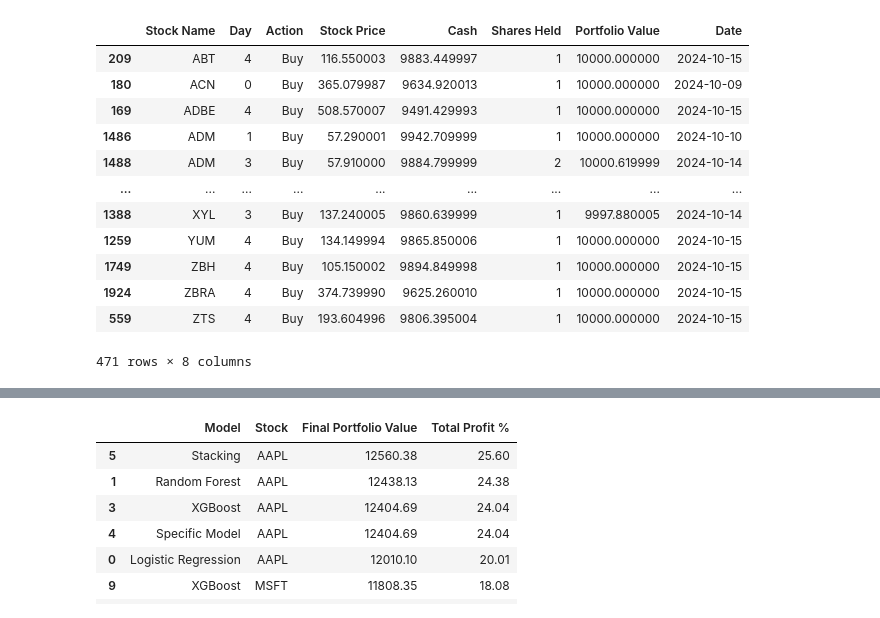
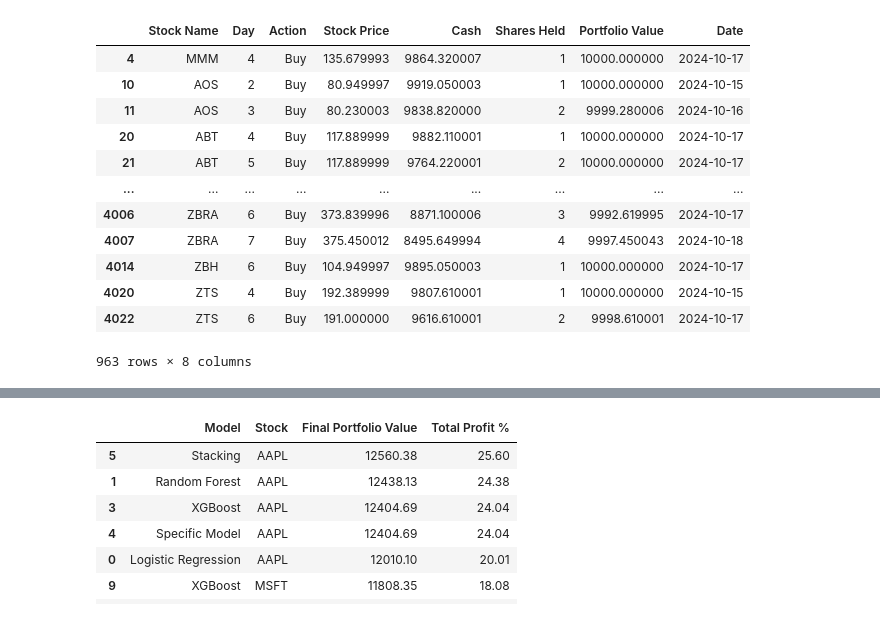
Before and after one commit to uniquedapoet/StockTradingModel, a Jupyter notebook: model_decision_EDA.ipynb, the cells around one changed output, grey strips where cells are left out. Saved outputs shown, nothing was run; the diff lists cells and outputs as text; code cells hidden in the pictures.

```diff
--- a/model_decision_EDA.ipynb
+++ b/model_decision_EDA.ipynb
@@ -7,7 +7,7 @@ from SimulateDay import scale_data, predict_action, get_stock_data, add_columns,
 import xgboost as xgb
 import joblib
 import altair as alt
-previous_best = pd.read_csv('simResults/previous_best.csv')
+LGBM_decisions = pd.read_csv('simResults/LGBM_model_decisions.csv')
 new_results = pd.read_csv('simResults/sim_results.csv')
 specific_model_decisions = pd.read_csv('simResults/specific_model_decisions.csv').sort_values(by=['Stock Name', 'Day'])
 general_model_decisions = pd.read_csv('simResults/general_model_decisions.csv').sort_values(by=['Stock Name', 'Day'])
@@ -14,16 +28,16 @@ general_model_decisions = pd.read_csv('simResults/general_model_decisions.csv').
 # %%
-general_model_decisions[general_model_decisions['Action'] == 'Buy']
+LGBM_decisions[LGBM_decisions['Action'] == 'Buy']
 # %% [output]
 |  | Stock Name | Day | Action | Stock Price | Cash | Shares Held | Portfolio Value | Date |
-| 209 | ABT | 4 | Buy | 116.550003 | 9883.449997 | 1 | 10000.000000 | 2024-10-15 |
-| 180 | ACN | 0 | Buy | 365.079987 | 9634.920013 | 1 | 10000.000000 | 2024-10-09 |
-| 169 | ADBE | 4 | Buy | 508.570007 | 9491.429993 | 1 | 10000.000000 | 2024-10-15 |
-| 1486 | ADM | 1 | Buy | 57.290001 | 9942.709999 | 1 | 10000.000000 | 2024-10-10 |
-| 1488 | ADM | 3 | Buy | 57.910000 | 9884.799999 | 2 | 10000.619999 | 2024-10-14 |
+| 4 | MMM | 4 | Buy | 135.679993 | 9864.320007 | 1 | 10000.000000 | 2024-10-17 |
+| 10 | AOS | 2 | Buy | 80.949997 | 9919.050003 | 1 | 10000.000000 | 2024-10-15 |
+| 11 | AOS | 3 | Buy | 80.230003 | 9838.820000 | 2 | 9999.280006 | 2024-10-16 |
+| 20 | ABT | 4 | Buy | 117.889999 | 9882.110001 | 1 | 10000.000000 | 2024-10-17 |
+| 21 | ABT | 5 | Buy | 117.889999 | 9764.220001 | 2 | 10000.000000 | 2024-10-17 |
 | ... | ... | ... | ... | ... | ... | ... | ... | ... |
-| 1388 | XYL | 3 | Buy | 137.240005 | 9860.639999 | 1 | 9997.880005 | 2024-10-14 |
-| 1259 | YUM | 4 | Buy | 134.149994 | 9865.850006 | 1 | 10000.000000 | 2024-10-15 |
-| 1749 | ZBH | 4 | Buy | 105.150002 | 9894.849998 | 1 | 10000.000000 | 2024-10-15 |
-| 1924 | ZBRA | 4 | Buy | 374.739990 | 9625.260010 | 1 | 10000.000000 | 2024-10-15 |
-| 559 | ZTS | 4 | Buy | 193.604996 | 9806.395004 | 1 | 10000.000000 | 2024-10-15 |
+| 4006 | ZBRA | 6 | Buy | 373.839996 | 8871.100006 | 3 | 9992.619995 | 2024-10-17 |
+| 4007 | ZBRA | 7 | Buy | 375.450012 | 8495.649994 | 4 | 9997.450043 | 2024-10-18 |
+| 4014 | ZBH | 6 | Buy | 104.949997 | 9895.050003 | 1 | 10000.000000 | 2024-10-17 |
+| 4020 | ZTS | 4 | Buy | 192.389999 | 9807.610001 | 1 | 10000.000000 | 2024-10-15 |
+| 4022 | ZTS | 6 | Buy | 191.000000 | 9616.610001 | 2 | 9998.610001 | 2024-10-17 |
-471 rows × 8 columns
+963 rows × 8 columns
```
Also changed, not shown: parts of 9 cells of this notebook, 6 other files.
